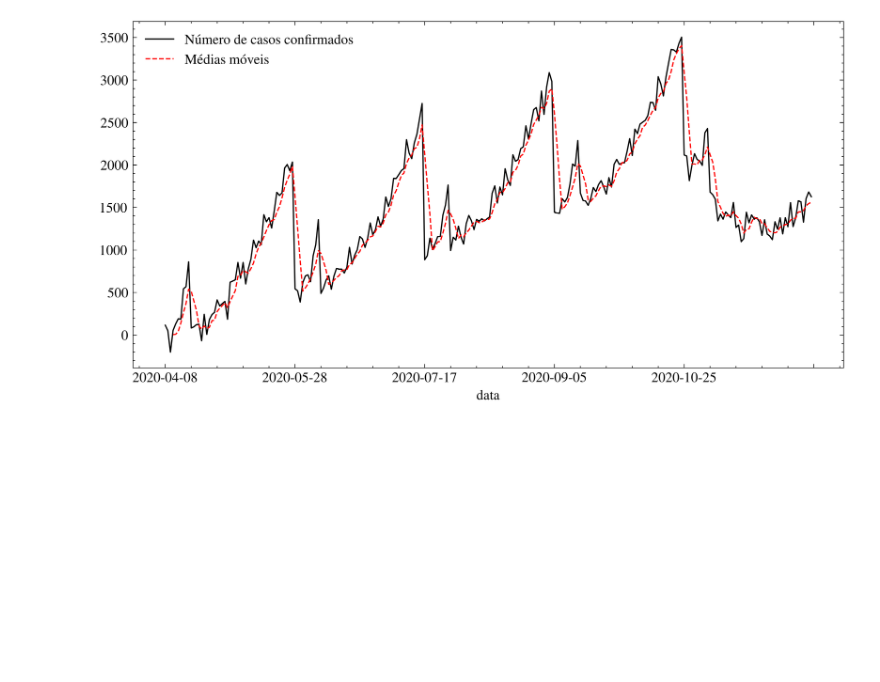
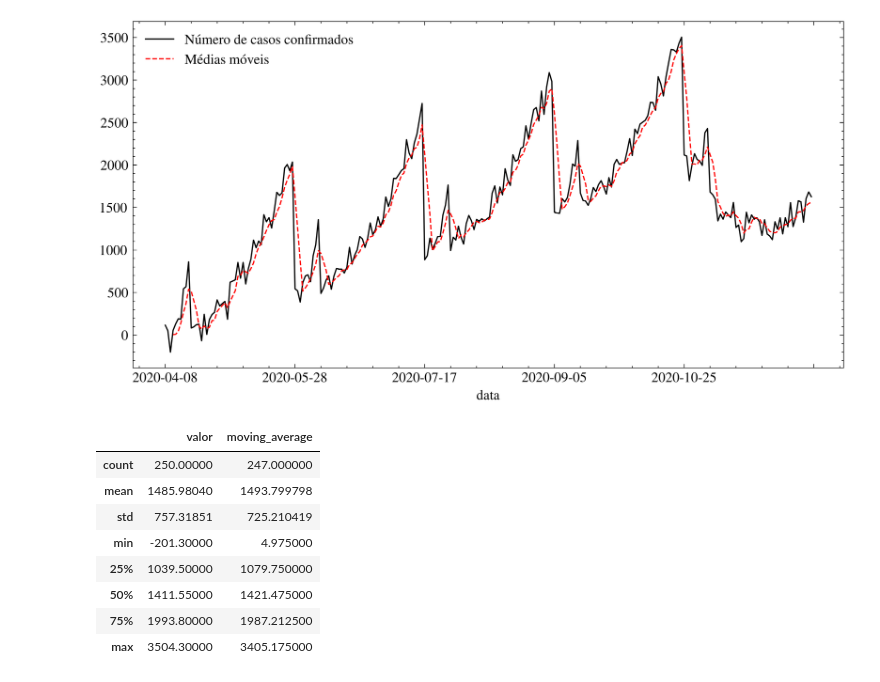
Before and after one commit to jvdavim/TCC-Trabalho-Conclusao-Curso, a Jupyter notebook: eda/sinteticos_eda.ipynb, the cells around one changed output. Cells and saved outputs as stored; diff of their text form; code cells hidden in the pictures; blank space fills up the shorter version.

```diff
--- a/eda/sinteticos_eda.ipynb
+++ b/eda/sinteticos_eda.ipynb
@@ -29,3 +29,15 @@ ts.plot(figsize=(10, 5), ax=ax)
 ax.legend(["Número de casos confirmados", "Médias móveis"]);
 # %% [output]
 [figure]
+# %%
+ts.describe()
+# %% [output]
+|  | valor | moving_average |
+| count | 250.00000 | 247.000000 |
+| mean | 1485.98040 | 1493.799798 |
+| std | 757.31851 | 725.210419 |
+| min | -201.30000 | 4.975000 |
+| 25% | 1039.50000 | 1079.750000 |
+| 50% | 1411.55000 | 1421.475000 |
+| 75% | 1993.80000 | 1987.212500 |
+| max | 3504.30000 | 3405.175000 |
```
Also changed, not shown: 3 other files.
